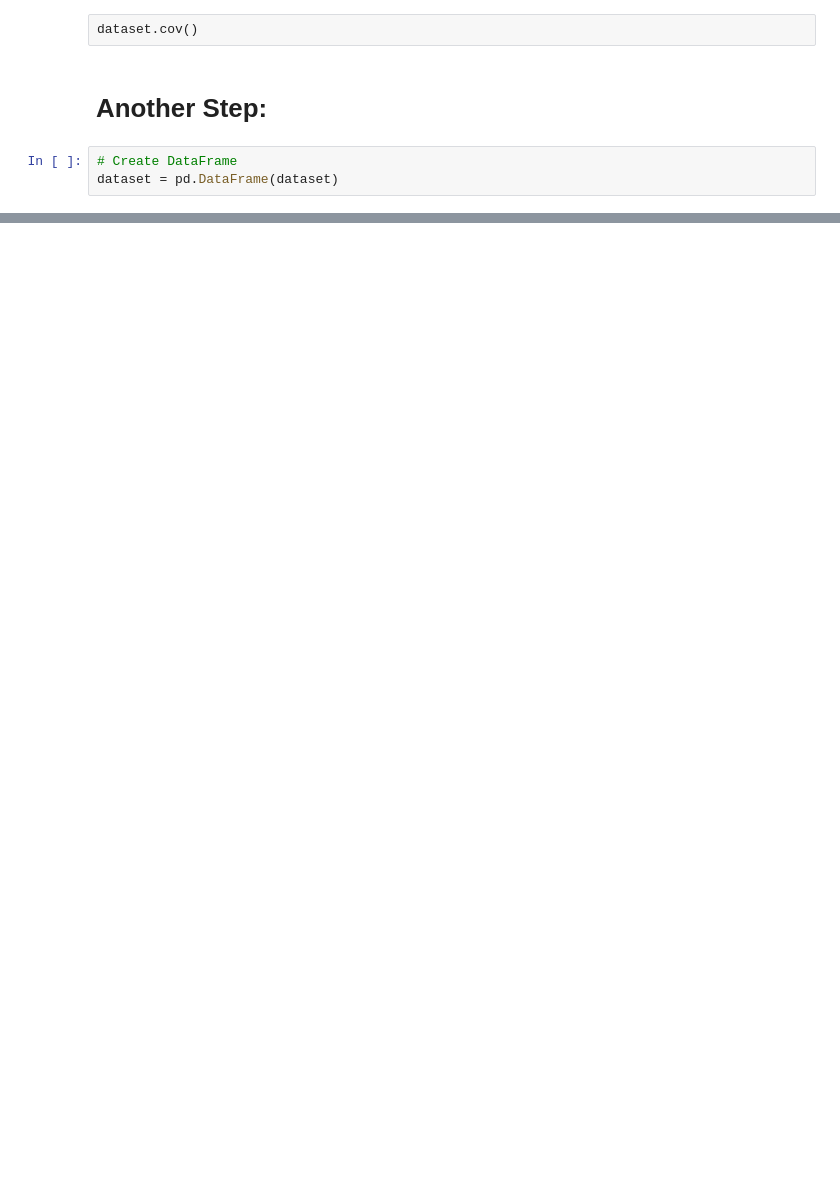
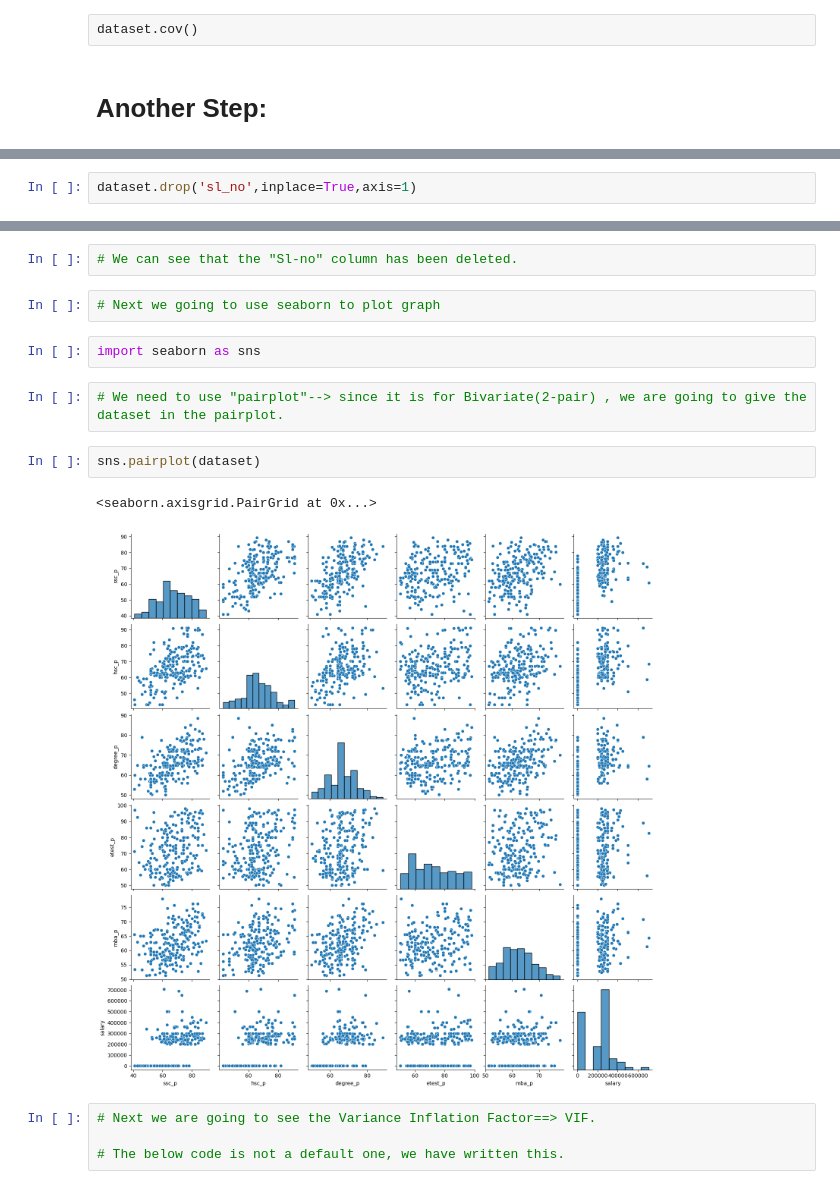
Before and after one commit to VigneshVicky333/CCovarience-and-Correlation, a Jupyter notebook: Bivariate -Covariance and Correlation.ipynb, the cells around one changed output, grey strips where cells are left out. Cells and saved outputs as stored; diff of their text form; blank space fills up the shorter version.

```diff
--- a/Bivariate -Covariance and Correlation.ipynb
+++ b/Bivariate -Covariance and Correlation.ipynb
@@ -181,6 +163,3 @@ Processed Dataset:
 dataset.cov()
 # %% [markdown]
 # Another Step:
-# %%
-# Create DataFrame
-dataset = pd.DataFrame(dataset)
@@ -218,0 +187,2 @@ salary    372700.449468  123993.387361  2.259185e+10
+# %%
+dataset.drop('sl_no',inplace=True,axis=1)
@@ -218,0 +205,17 @@ salary    372700.449468  123993.387361  2.259185e+10
+# %%
+# We can see that the "Sl-no" column has been deleted.
+# %%
+# Next we going to use seaborn to plot graph
+# %%
+import seaborn as sns
+# %%
+# We need to use "pairplot"--> since it is for Bivariate(2-pair) , we are going to give the dataset in the pairplot.
+# %%
+sns.pairplot(dataset)
+# %% [output]
+<seaborn.axisgrid.PairGrid at 0x...>
+[figure, added]
+# %%
+# Next we are going to see the Variance Inflation Factor==> VIF.
+
+# The below code is not a default one, we have written this.
```
Also changed, not shown: parts of 44 cells of this notebook.
